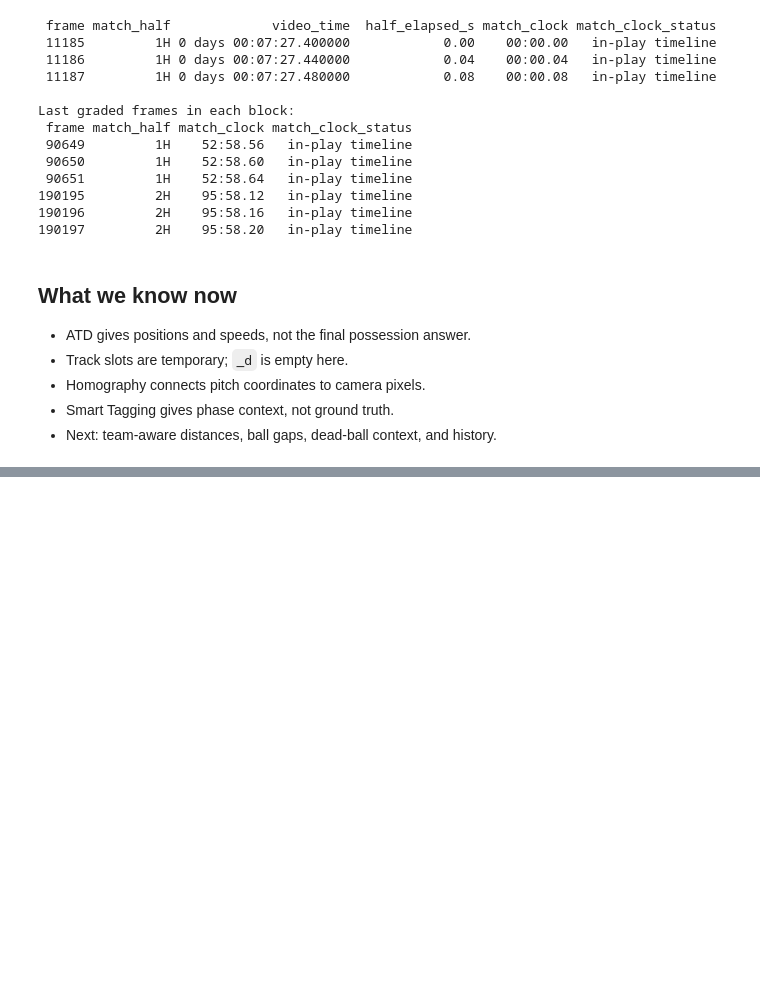
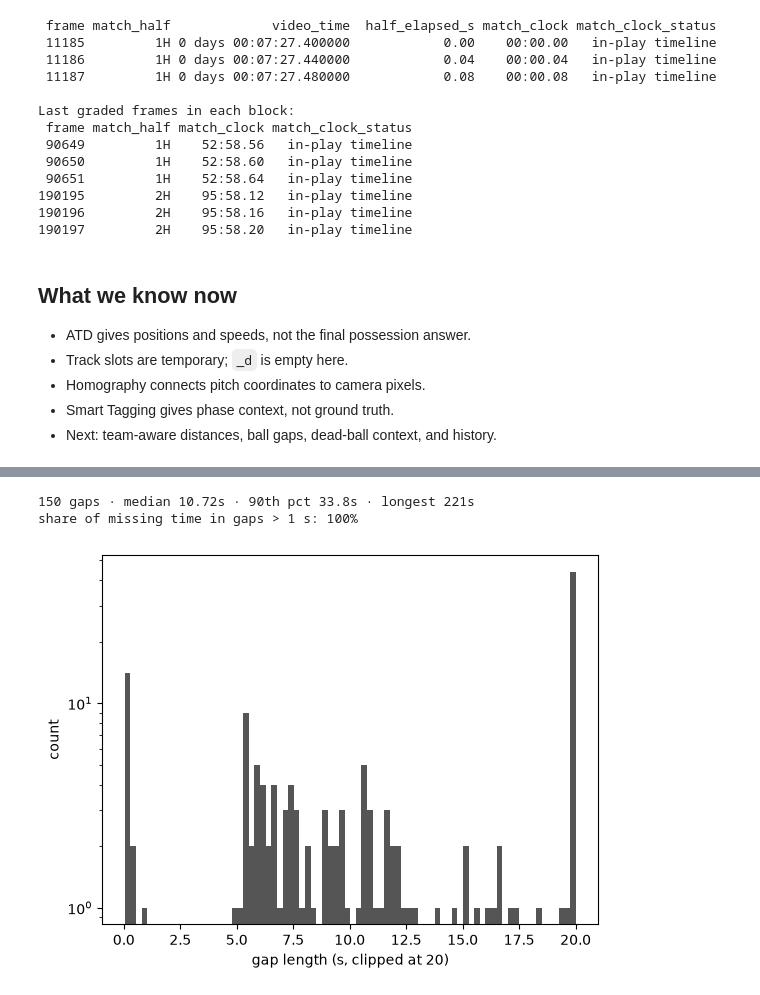
Before and after one commit to Pingeor11/Barcelona-hackathon, a Jupyter notebook: notebooks/01_eda.ipynb, the cells around one changed output, grey strips where cells are left out. Drawn from its saved outputs; the diff is of its cells as text; code cells hidden in the pictures; blank space fills up the shorter version.

```diff
--- a/notebooks/01_eda.ipynb
+++ b/notebooks/01_eda.ipynb
@@ -463,0 +534,13 @@ Last graded frames in each block:
+# %%
+# Length of each continuous ball gap on graded frames
+seen = frames.ball_seen.values & m.graded
+edges = np.diff(np.r_[0, (~seen & m.graded).astype(int), 0])
+gaps = (np.flatnonzero(edges == -1) - np.flatnonzero(edges == 1)) / 25
+print(f"{len(gaps)} gaps · median {np.median(gaps):.2f}s · 90th pct {np.percentile(gaps, 90):.1f}s · longest {gaps.max():.0f}s")
+print(f"share of missing time in gaps > 1 s: {gaps[gaps > 1].sum() / gaps.sum():.0%}")
+plt.hist(np.clip(gaps, 0, 20), bins=80, color="#555"); plt.yscale("log")
+plt.xlabel("gap length (s, clipped at 20)"); plt.ylabel("count");
+# %% [output]
+150 gaps · median 10.72s · 90th pct 33.8s · longest 221s
+share of missing time in gaps > 1 s: 100%
+[figure, added]
```
Also changed, not shown: parts of 22 cells of this notebook, 21 other files.
